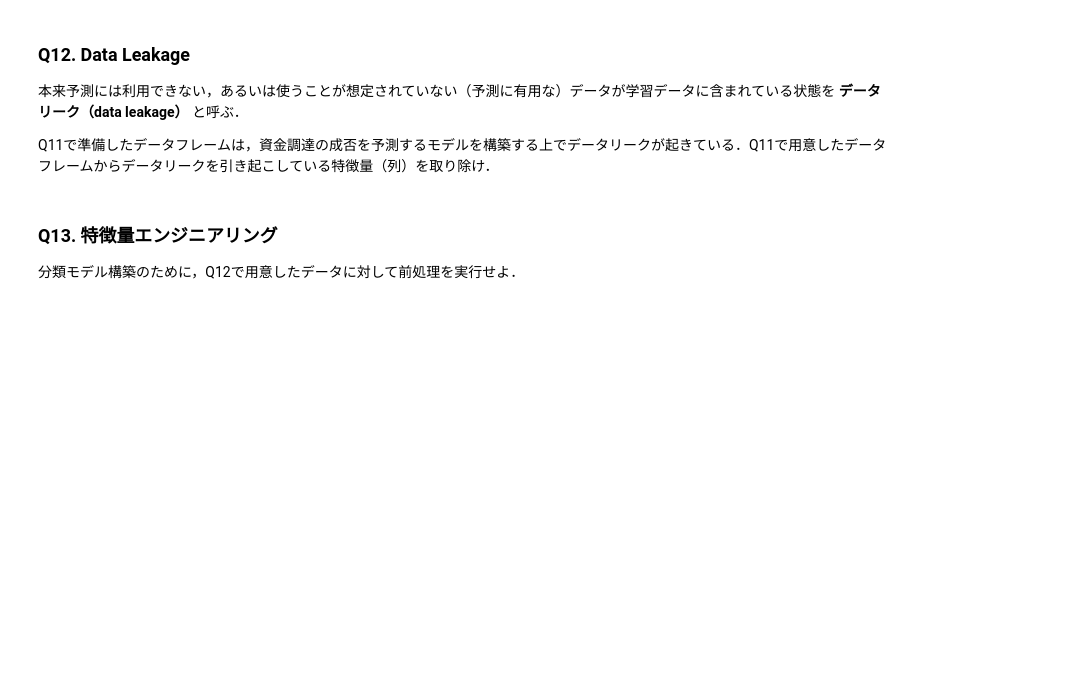
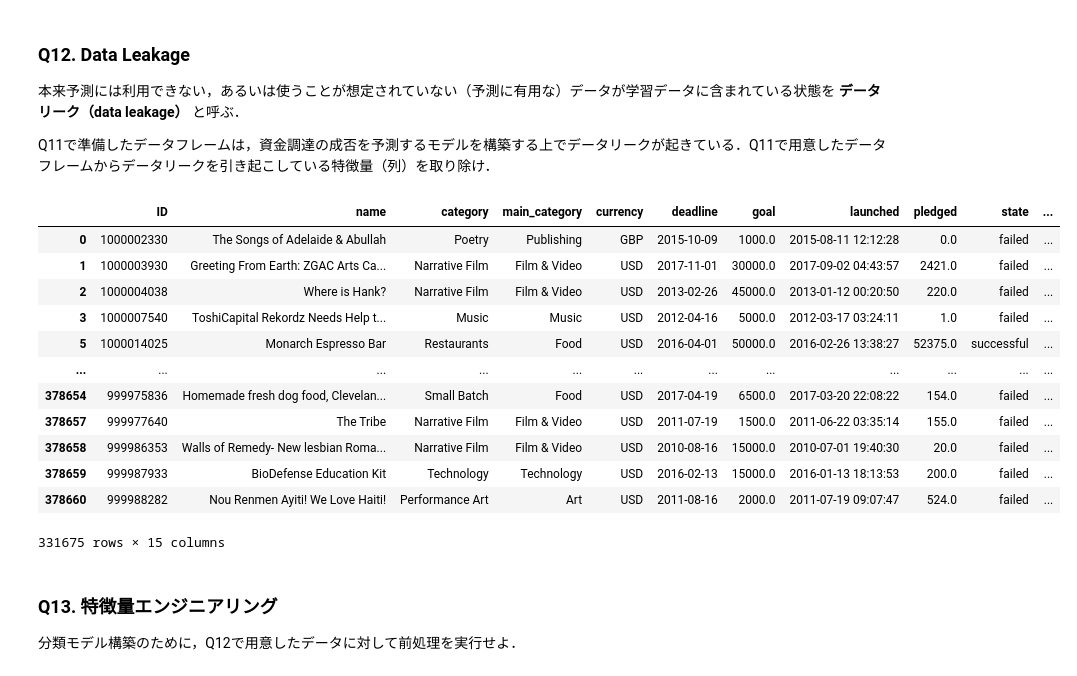
Before and after one commit to oxyu8/data-science, a Jupyter notebook: answer/classification.ipynb, the cells around one changed output. Cells and saved outputs as stored; diff of their text form; code cells hidden in the pictures; blank space fills up the shorter version.

```diff
--- a/answer/classification.ipynb
+++ b/answer/classification.ipynb
@@ -540,6 +541,22 @@ Journalism 24.391419619185346
 本来予測には利用できない，あるいは使うことが想定されていない（予測に有用な）データが学習データに含まれている状態を **データリーク（data leakage）** と呼ぶ．
 
 Q11で準備したデータフレームは，資金調達の成否を予測するモデルを構築する上でデータリークが起きている．Q11で用意したデータフレームからデータリークを引き起こしている特徴量（列）を取り除け．
+# %%
+ks_state_df
+# %% [output]
+|  | ID | name | category | main_category | currency | deadline | goal | launched | pledged | state | ... |
+| 0 | 1000002330 | The Songs of Adelaide & Abullah | Poetry | Publishing | GBP | 2015-10-09 | 1000.0 | 2015-08-11 12:12:28 | 0.0 | failed | ... |
+| 1 | 1000003930 | Greeting From Earth: ZGAC Arts Ca... | Narrative Film | Film & Video | USD | 2017-11-01 | 30000.0 | 2017-09-02 04:43:57 | 2421.0 | failed | ... |
+| 2 | 1000004038 | Where is Hank? | Narrative Film | Film & Video | USD | 2013-02-26 | 45000.0 | 2013-01-12 00:20:50 | 220.0 | failed | ... |
+| 3 | 1000007540 | ToshiCapital Rekordz Needs Help t... | Music | Music | USD | 2012-04-16 | 5000.0 | 2012-03-17 03:24:11 | 1.0 | failed | ... |
+| 5 | 1000014025 | Monarch Espresso Bar | Restaurants | Food | USD | 2016-04-01 | 50000.0 | 2016-02-26 13:38:27 | 52375.0 | successful | ... |
+| ... | ... | ... | ... | ... | ... | ... | ... | ... | ... | ... | ... |
+| 378654 | 999975836 | Homemade fresh dog food, Clevelan... | Small Batch | Food | USD | 2017-04-19 | 6500.0 | 2017-03-20 22:08:22 | 154.0 | failed | ... |
+| 378657 | 999977640 | The Tribe | Narrative Film | Film & Video | USD | 2011-07-19 | 1500.0 | 2011-06-22 03:35:14 | 155.0 | failed | ... |
+| 378658 | 999986353 | Walls of Remedy- New lesbian Roma... | Narrative Film | Film & Video | USD | 2010-08-16 | 15000.0 | 2010-07-01 19:40:30 | 20.0 | failed | ... |
+| 378659 | 999987933 | BioDefense Education Kit | Technology | Technology | USD | 2016-02-13 | 15000.0 | 2016-01-13 18:13:53 | 200.0 | failed | ... |
+| 378660 | 999988282 | Nou Renmen Ayiti! We Love Haiti! | Performance Art | Art | USD | 2011-08-16 | 2000.0 | 2011-07-19 09:07:47 | 524.0 | failed | ... |
+331675 rows × 15 columns
 # %% [markdown]
 ### Q13. 特徴量エンジニアリング
 分類モデル構築のために，Q12で用意したデータに対して前処理を実行せよ．
```
Also changed, not shown: parts of 1 cell of this notebook, 1 other file.
